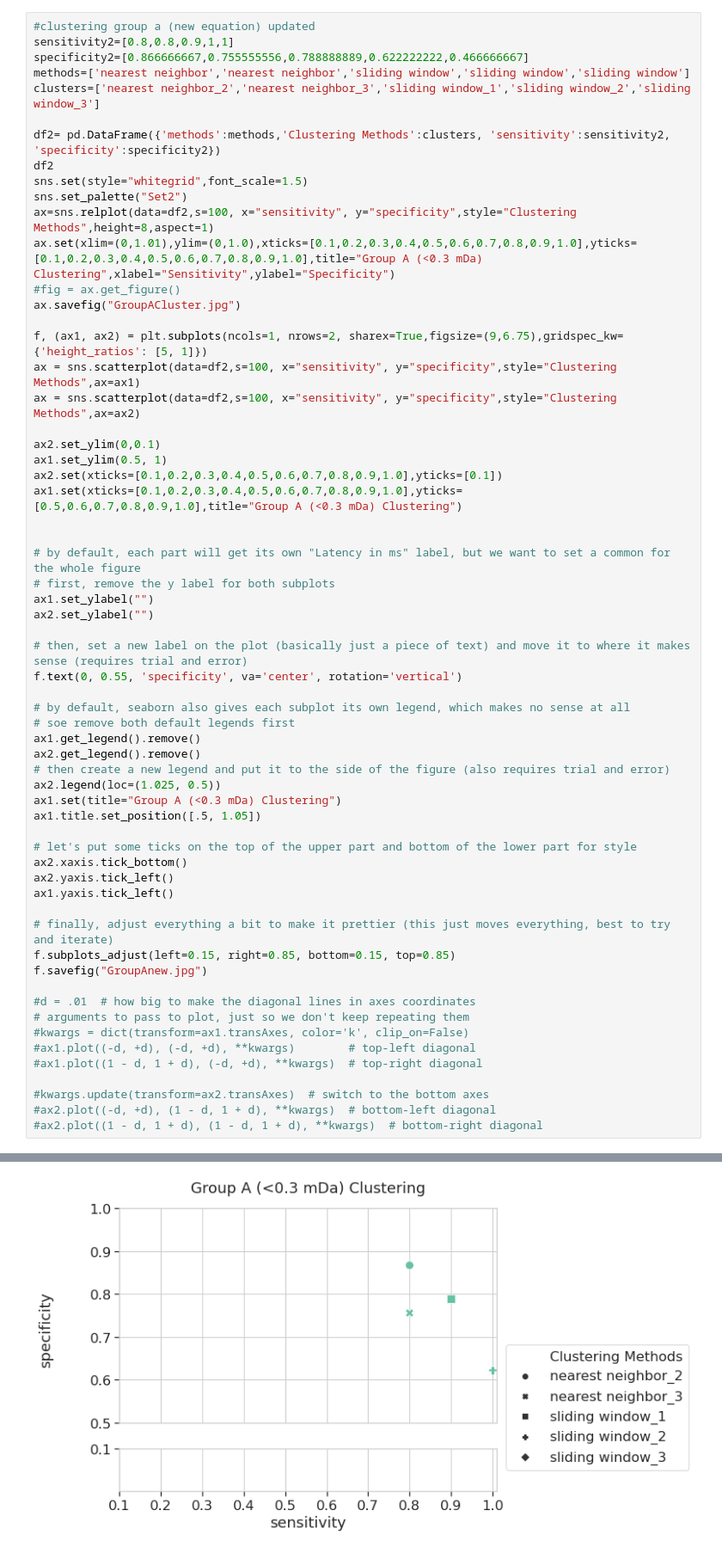
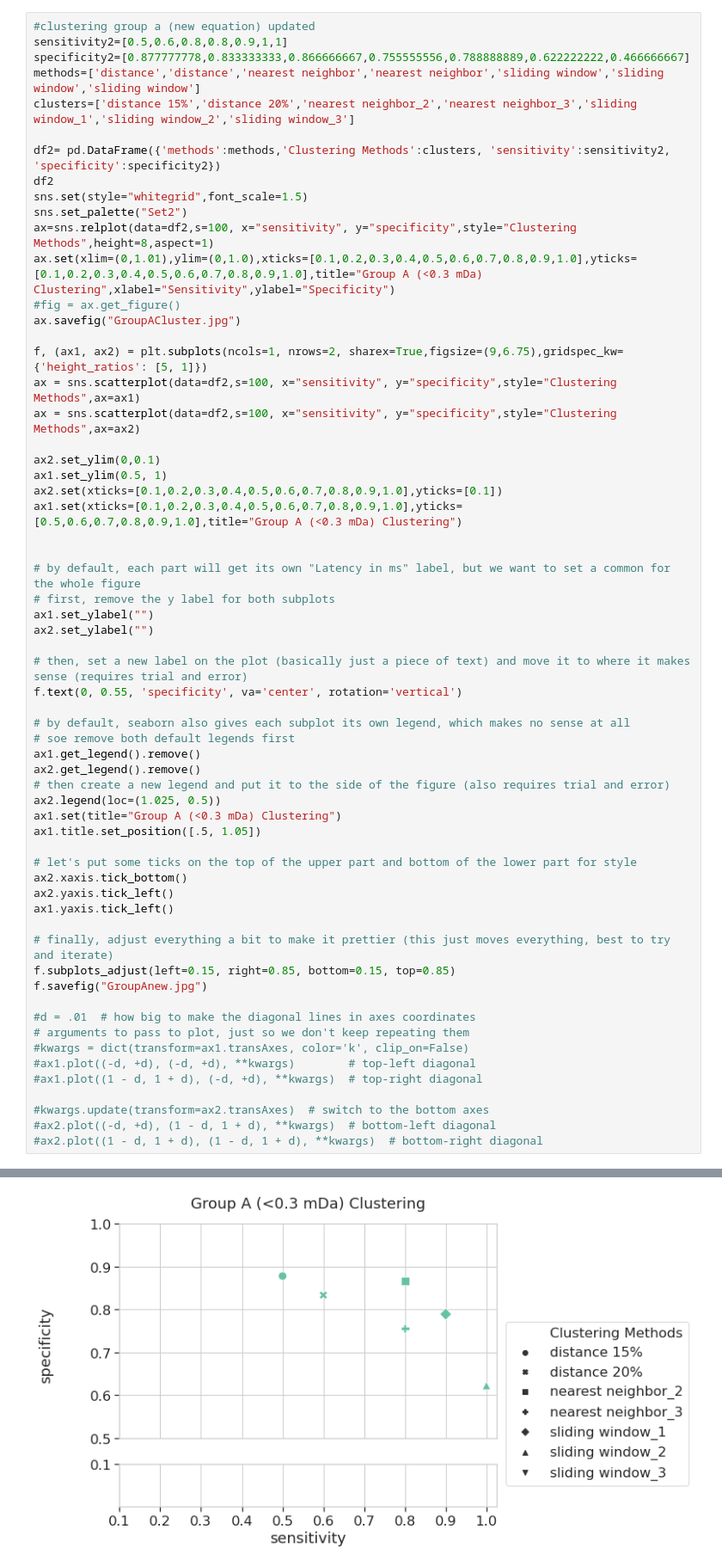
Before and after one commit to Candice-Nichols/SortItOut, a Jupyter notebook: graph/ProteinGraphs(nonmem)-0210.ipynb, the cells around one changed output, grey strips where cells are left out. Shown at 86% size. Cells and saved outputs as stored; diff of their text form.

```diff
--- a/graph/ProteinGraphs(nonmem)-0210.ipynb
+++ b/graph/ProteinGraphs(nonmem)-0210.ipynb
@@ -141,10 +141,10 @@ fig = ax.get_figure()
 [figure]
 # %%
 #clustering group a (new equation) updated
-sensitivity2=[0.8,0.8,0.9,1,1]
-specificity2=[0.866666667,0.755555556,0.788888889,0.622222222,0.466666667]
-methods=['nearest neighbor','nearest neighbor','sliding window','sliding window','sliding window']
-clusters=['nearest neighbor_2','nearest neighbor_3','sliding window_1','sliding window_2','sliding window_3']
+sensitivity2=[0.5,0.6,0.8,0.8,0.9,1,1]
+specificity2=[0.877777778,0.833333333,0.866666667,0.755555556,0.788888889,0.622222222,0.466666667]
+methods=['distance','distance','nearest neighbor','nearest neighbor','sliding window','sliding window','sliding window']
+clusters=['distance 15%','distance 20%','nearest neighbor_2','nearest neighbor_3','sliding window_1','sliding window_2','sliding window_3']
 
 df2= pd.DataFrame({'methods':methods,'Clustering Methods':clusters, 'sensitivity':sensitivity2, 'specificity':specificity2})
 df2
@@ -205,3 +205,3 @@ f.savefig("GroupAnew.jpg")
-[figure, old version]
+[figure, new version]
 # %%
 #clustering group b (new equation) updated
```
Also changed, not shown: parts of 5 cells of this notebook, 10 other files.
